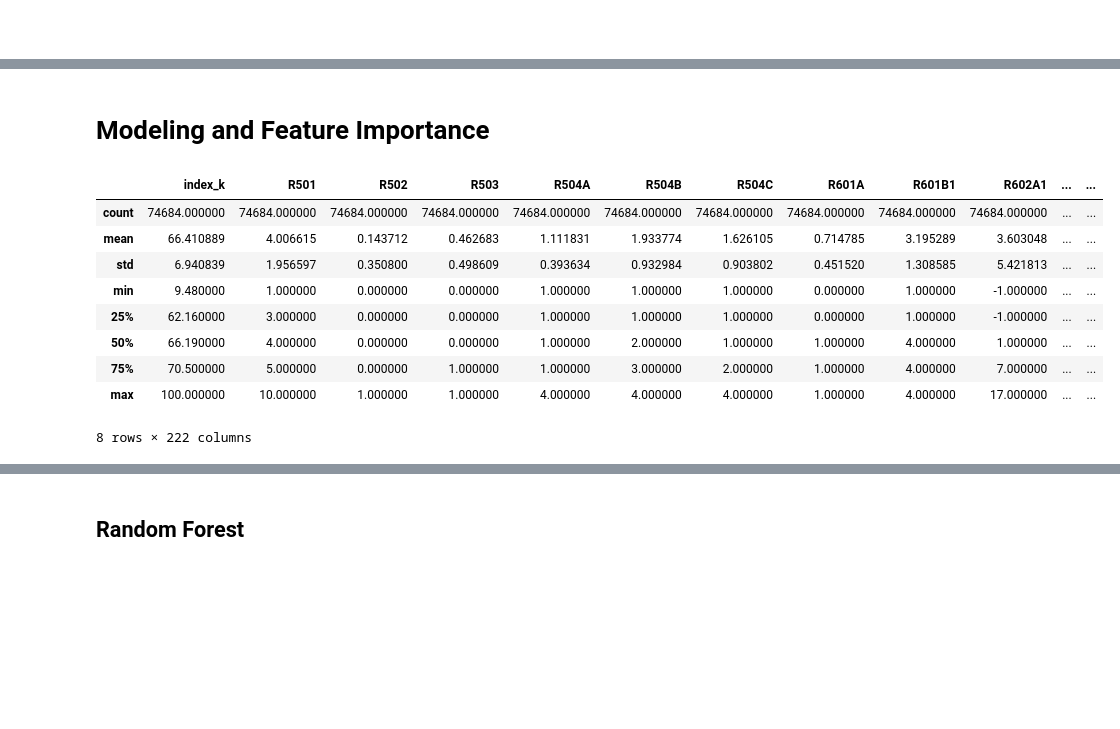
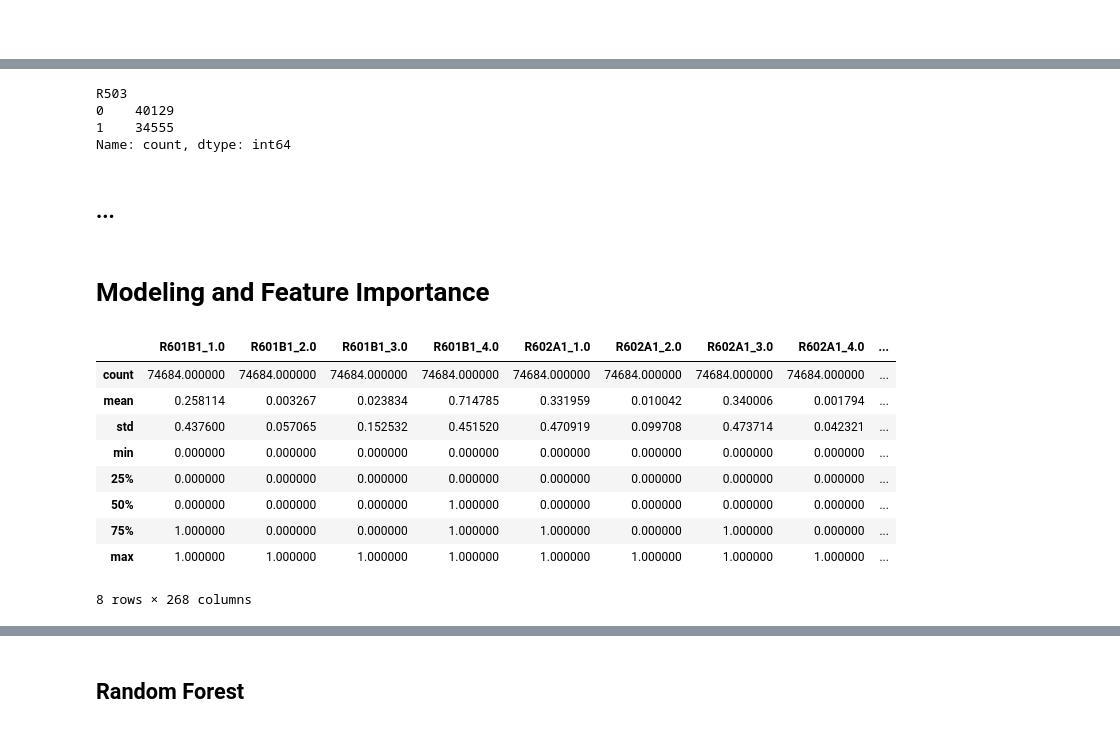
Before and after one commit to daniferdinandall/feature-selection-happiness-survey, a Jupyter notebook: all.ipynb, the cells around one changed output, grey strips where cells are left out. Drawn from its saved outputs; the diff is of its cells as text; code cells hidden in the pictures; blank space fills up the shorter version.

```diff
--- a/all.ipynb
+++ b/all.ipynb
@@ -533,7 +514,7 @@ df[['R1608B']].isnull().sum()[lambda x: x > 0]
 R1608B    53025
 dtype: int64
 # %%
-df.loc[df['R1608A'] == 1, ['R1608B']] = [-11]
+df.loc[df['R1608A'] == 1, ['R1608B']] = [-1]
 # %%
 df[['R1608B']].isnull().sum()[lambda x: x > 0]
 # %% [output]
@@ -720,7 +692,10 @@ Name: count, dtype: int64
 # pada kolom dibawah nilai 2 diganti dengan 0
 kolom_terdampak = [
   "R502", "R503", "R601A", "R602B", "R604A", "R604B", "R604C", "R604D", "R604E", "R604F", "R604G", "R608",
-  "R702A", "R703A1", "R703A2", "R705A", "R705B1", "R705B2", "R705B3", "R705B4", "R705B5", "R705B6", "R902B1", "R902B2", "R902B3", "R902B4", "R902B5", "R1101A1","R1101A2", "R1101A3", "R1101A4", "R1101A5", "R1101B1","R1101B2", "R1101B3", "R1210A", "R1210B", "R1210C", "R1210D", "R1210E", "R1409B", "R1604A", "R1608A","R1609A", "R1609B1", "R1609B2", "R1609B3", "R1609B4", "R1609B5", "R1609B6", "R1613B"
+  "R702A", "R703A1", "R703A2", "R705A", "R705B1", "R705B2", "R705B3", "R705B4", "R705B5", "R705B6", "R902B1",
+  "R902B2", "R902B3", "R902B4", "R902B5", "R1101A1","R1101A2", "R1101A3", "R1101A4", "R1101A5", "R1101B1",
+  "R1101B2", "R1101B3", "R1210A", "R1210B", "R1210C", "R1210D", "R1210E", "R1409B", "R1604A", "R1608A","R1609A",
+  "R1609B1", "R1609B2", "R1609B3", "R1609B4", "R1609B5", "R1609B6"
 ]
 for kolom in kolom_terdampak:
     df[kolom] = df[kolom].replace(2, 0)
@@ -752,0 +829,26 @@ Name: count, dtype: int64
+# %%
+for col in df.columns:
+    median_value = df.loc[df[col] != -1, col].median()
+    df[col] = df[col].replace(-1, median_value)
+# %%
+# ColumnTransformer dengan OneHotEncoder
+preprocessor = ColumnTransformer(
+    transformers=[
+        ('onehot_nominal', OneHotEncoder(sparse_output=False, handle_unknown='ignore'), kolom_kategorikal_nominal)
+    ],
+    remainder='passthrough'  # mempertahankan kolom lainnya tanpa perubahan
+)
+# Fit dan transform data
+X_encoded = preprocessor.fit_transform(df)
+
+# Ambil nama kolom hasil One-Hot Encoding
+encoded_cols = preprocessor.named_transformers_['onehot_nominal'].get_feature_names_out(kolom_kategorikal_nominal)
+
+# Ambil kolom yang bukan kategori
+non_encoded_cols = [col for col in df.columns if col not in kolom_kategorikal_nominal]
+
+# Buat DataFrame hasil encoding
+df_encoded = pd.DataFrame(X_encoded, columns=list(encoded_cols) + non_encoded_cols)
+
+# Tampilkan hasil
+print(df_encoded.head())
@@ -753,17 +910,27 @@ Name: count, dtype: int64
+# %%
+
+print(df["R503"].value_counts(dropna=False))
+# %% [output]
+R503
+0    40129
+1    34555
+Name: count, dtype: int64
+# %% [markdown]
+## ...
 # %% [markdown]
 # Modeling and Feature Importance
 # %%
-df.describe()
+df_encoded.describe()
 # %% [output]
-|  | index_k | R501 | R502 | R503 | R504A | R504B | R504C | R601A | R601B1 | R602A1 | ... | ... |
-| count | 74684.000000 | 74684.000000 | 74684.000000 | 74684.000000 | 74684.000000 | 74684.000000 | 74684.000000 | 74684.000000 | 74684.000000 | 74684.000000 | ... | ... |
-| mean | 66.410889 | 4.006615 | 0.143712 | 0.462683 | 1.111831 | 1.933774 | 1.626105 | 0.714785 | 3.195289 | 3.603048 | ... | ... |
-| std | 6.940839 | 1.956597 | 0.350800 | 0.498609 | 0.393634 | 0.932984 | 0.903802 | 0.451520 | 1.308585 | 5.421813 | ... | ... |
-| min | 9.480000 | 1.000000 | 0.000000 | 0.000000 | 1.000000 | 1.000000 | 1.000000 | 0.000000 | 1.000000 | -1.000000 | ... | ... |
-| 25% | 62.160000 | 3.000000 | 0.000000 | 0.000000 | 1.000000 | 1.000000 | 1.000000 | 0.000000 | 1.000000 | -1.000000 | ... | ... |
-| 50% | 66.190000 | 4.000000 | 0.000000 | 0.000000 | 1.000000 | 2.000000 | 1.000000 | 1.000000 | 4.000000 | 1.000000 | ... | ... |
-| 75% | 70.500000 | 5.000000 | 0.000000 | 1.000000 | 1.000000 | 3.000000 | 2.000000 | 1.000000 | 4.000000 | 7.000000 | ... | ... |
-| max | 100.000000 | 10.000000 | 1.000000 | 1.000000 | 4.000000 | 4.000000 | 4.000000 | 1.000000 | 4.000000 | 17.000000 | ... | ... |
+|  | R601B1_1.0 | R601B1_2.0 | R601B1_3.0 | R601B1_4.0 | R602A1_1.0 | R602A1_2.0 | R602A1_3.0 | R602A1_4.0 | ... |
+| count | 74684.000000 | 74684.000000 | 74684.000000 | 74684.000000 | 74684.000000 | 74684.000000 | 74684.000000 | 74684.000000 | ... |
+| mean | 0.258114 | 0.003267 | 0.023834 | 0.714785 | 0.331959 | 0.010042 | 0.340006 | 0.001794 | ... |
+| std | 0.437600 | 0.057065 | 0.152532 | 0.451520 | 0.470919 | 0.099708 | 0.473714 | 0.042321 | ... |
+| min | 0.000000 | 0.000000 | 0.000000 | 0.000000 | 0.000000 | 0.000000 | 0.000000 | 0.000000 | ... |
+| 25% | 0.000000 | 0.000000 | 0.000000 | 0.000000 | 0.000000 | 0.000000 | 0.000000 | 0.000000 | ... |
+| 50% | 0.000000 | 0.000000 | 0.000000 | 1.000000 | 0.000000 | 0.000000 | 0.000000 | 0.000000 | ... |
+| 75% | 1.000000 | 0.000000 | 0.000000 | 1.000000 | 1.000000 | 0.000000 | 1.000000 | 0.000000 | ... |
+| max | 1.000000 | 1.000000 | 1.000000 | 1.000000 | 1.000000 | 1.000000 | 1.000000 | 1.000000 | ... |
-8 rows × 222 columns
+8 rows × 268 columns
 # %%
 # Fitur dan target
```
Also changed, not shown: parts of 56 cells of this notebook, 27 other files.
